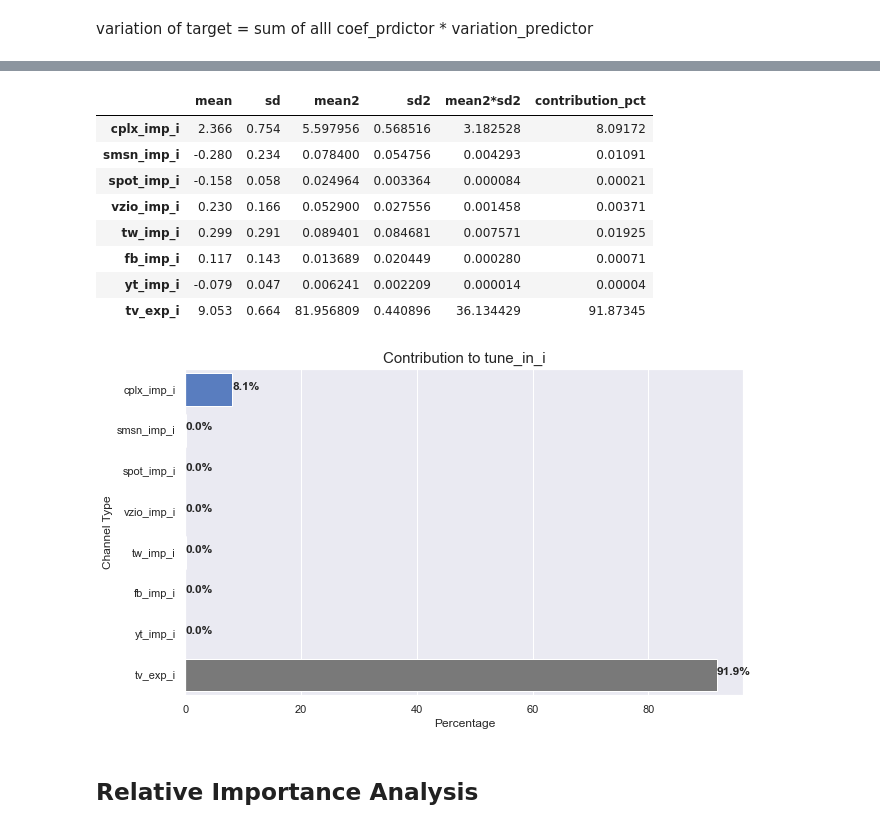
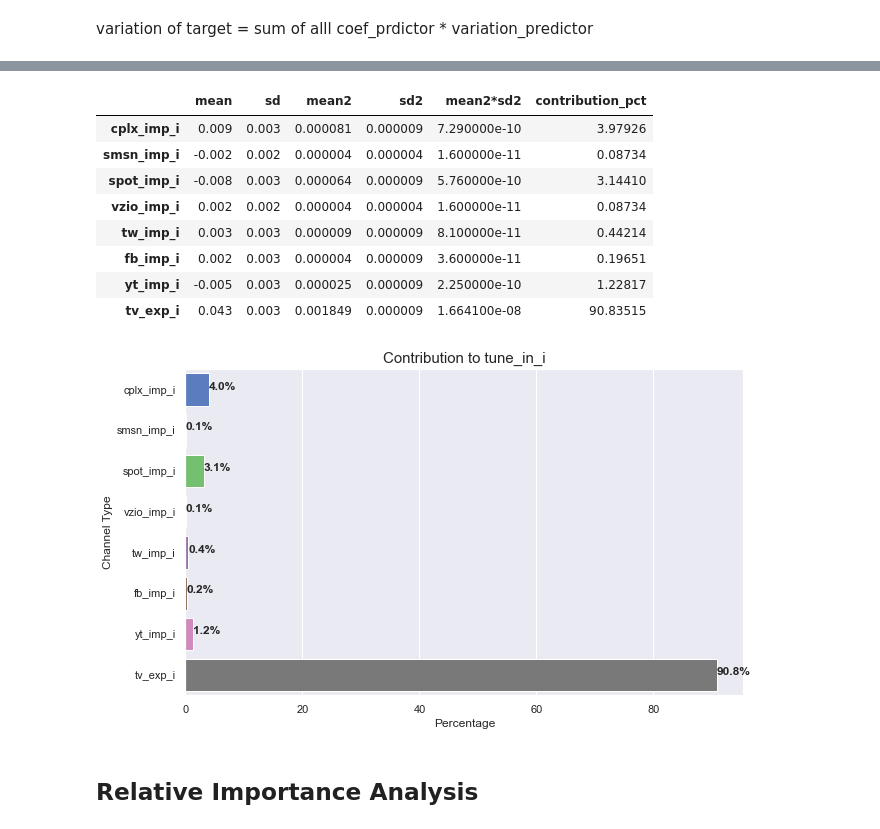
Before and after one commit to vanitoz/Bet-Awards, a Jupyter notebook: EDA_Modeling.ipynb, the cells around one changed output, grey strips where cells are left out. Drawn from its saved outputs; the diff is of its cells as text; code cells hidden in the pictures.

```diff
--- a/EDA_Modeling.ipynb
+++ b/EDA_Modeling.ipynb
@@ -516,0 +652,3 @@ Results interpretation:
+# %%
+## Look for predictions using posterior
+ppc_normal_glm_scaled = pm.sample_posterior_predictive(trace_normal_glm_scaled, samples=100, model = model_normal_glm_scaled)
@@ -536,9 +696,2 @@ f
 # %% [markdown]
 variation of target = sum of alll coef_prdictor * variation_predictor
-# %%
-df_summary = az.summary(trace_normal_glm, var_names = var_names_glm[1:-2])[['mean','sd']]
-df_summary['mean2'] = df_summary['mean'].apply(lambda x: x*x)
-df_summary['sd2'] = df_summary['sd'].apply(lambda x: x*x)
-df_summary['mean2*sd2'] =  df_summary.mean2*df_summary.sd2
-# %%
-pcts = list(zip(df_summary.index, [round(value/sum(df_summary['mean2*sd2'])*100, 5) for value in df_summary['mean2*sd2'].values]))
@@ -546,0 +698,31 @@ df_summary['contribution_pct'] = [x[1] for x in pcts]
+# %%
+def calculate_contribution(trace, plot = True):
+
+    var_names = trace.varnames
+    df_summary = az.summary(trace, var_names = var_names[1:-2])[['mean','sd']]
+    df_summary['mean2'] = df_summary['mean'].apply(lambda x: x*x)
+    df_summary['sd2'] = df_summary['sd'].apply(lambda x: x*x)
+    df_summary['mean2*sd2'] =  df_summary.mean2*df_summary.sd2
+
+    pcts = list(zip(df_summary.index,
+                [round(value/sum(df_summary['mean2*sd2'])*100,
+                       5) for value in df_summary['mean2*sd2'].values]))
+
+    df_summary['contribution_pct'] = [x[1] for x in pcts]
+
+    if plot:
+
+        #Seaborn Horizontal barplot
+
+        sns.set_style("darkgrid")
+        bar,ax = plt.subplots(figsize=(10,6))
+        ax = sns.barplot(x="contribution_pct", y=df_summary.index, data=df_summary, ci=None, palette="muted",orient='h' )
+        ax.set_title("Contribution to tune_in_i", fontsize=15)
+        ax.set_xlabel ("Percentage")
+        ax.set_ylabel ("Channel Type")
+        for rect in ax.patches:
+            ax.text (rect.get_width(), rect.get_y() + rect.get_height() / 2,"%.1f%%"% rect.get_width(), weight='bold' )
+
+        # bar.savefig("Seaborn_Bar_Vertical.png");
+
+    return df_summary
@@ -547,30 +742,16 @@ df_summary['contribution_pct'] = [x[1] for x in pcts]
 # %%
-df_summary
+calculate_contribution(trace_normal_glm_scaled)
 # %% [output]
 |  | mean | sd | mean2 | sd2 | mean2*sd2 | contribution_pct |
-| cplx_imp_i | 2.366 | 0.754 | 5.597956 | 0.568516 | 3.182528 | 8.09172 |
-| smsn_imp_i | -0.280 | 0.234 | 0.078400 | 0.054756 | 0.004293 | 0.01091 |
-| spot_imp_i | -0.158 | 0.058 | 0.024964 | 0.003364 | 0.000084 | 0.00021 |
-| vzio_imp_i | 0.230 | 0.166 | 0.052900 | 0.027556 | 0.001458 | 0.00371 |
-| tw_imp_i | 0.299 | 0.291 | 0.089401 | 0.084681 | 0.007571 | 0.01925 |
-| fb_imp_i | 0.117 | 0.143 | 0.013689 | 0.020449 | 0.000280 | 0.00071 |
-| yt_imp_i | -0.079 | 0.047 | 0.006241 | 0.002209 | 0.000014 | 0.00004 |
-| tv_exp_i | 9.053 | 0.664 | 81.956809 | 0.440896 | 36.134429 | 91.87345 |
+| cplx_imp_i | 0.009 | 0.003 | 0.000081 | 0.000009 | 7.290000e-10 | 3.97926 |
+| smsn_imp_i | -0.002 | 0.002 | 0.000004 | 0.000004 | 1.600000e-11 | 0.08734 |
+| spot_imp_i | -0.008 | 0.003 | 0.000064 | 0.000009 | 5.760000e-10 | 3.14410 |
+| vzio_imp_i | 0.002 | 0.002 | 0.000004 | 0.000004 | 1.600000e-11 | 0.08734 |
+| tw_imp_i | 0.003 | 0.003 | 0.000009 | 0.000009 | 8.100000e-11 | 0.44214 |
+| fb_imp_i | 0.002 | 0.003 | 0.000004 | 0.000009 | 3.600000e-11 | 0.19651 |
+| yt_imp_i | -0.005 | 0.003 | 0.000025 | 0.000009 | 2.250000e-10 | 1.22817 |
+| tv_exp_i | 0.043 | 0.003 | 0.001849 | 0.000009 | 1.664100e-08 | 90.83515 |
+[figure, added]
-# %%
-#Seaborn Horizontal barplot
-
-sns.set_style("darkgrid")
-bar,ax = plt.subplots(figsize=(10,6))
-ax = sns.barplot(x="contribution_pct", y=df_summary.index, data=df_summary, ci=None, palette="muted",orient='h' )
-ax.set_title("Contribution to tune_in_i", fontsize=15)
-ax.set_xlabel ("Percentage")
-ax.set_ylabel ("Channel Type")
-for rect in ax.patches:
-    ax.text (rect.get_width(), rect.get_y() + rect.get_height() / 2,"%.1f%%"% rect.get_width(), weight='bold' )
-
-# bar.savefig("Seaborn_Bar_Vertical.png");
-# %% [output]
-[figure, removed]
 # %% [markdown]
 ## Relative Importance Analysis
 # %%
```
Also changed, not shown: parts of 68 cells of this notebook.
